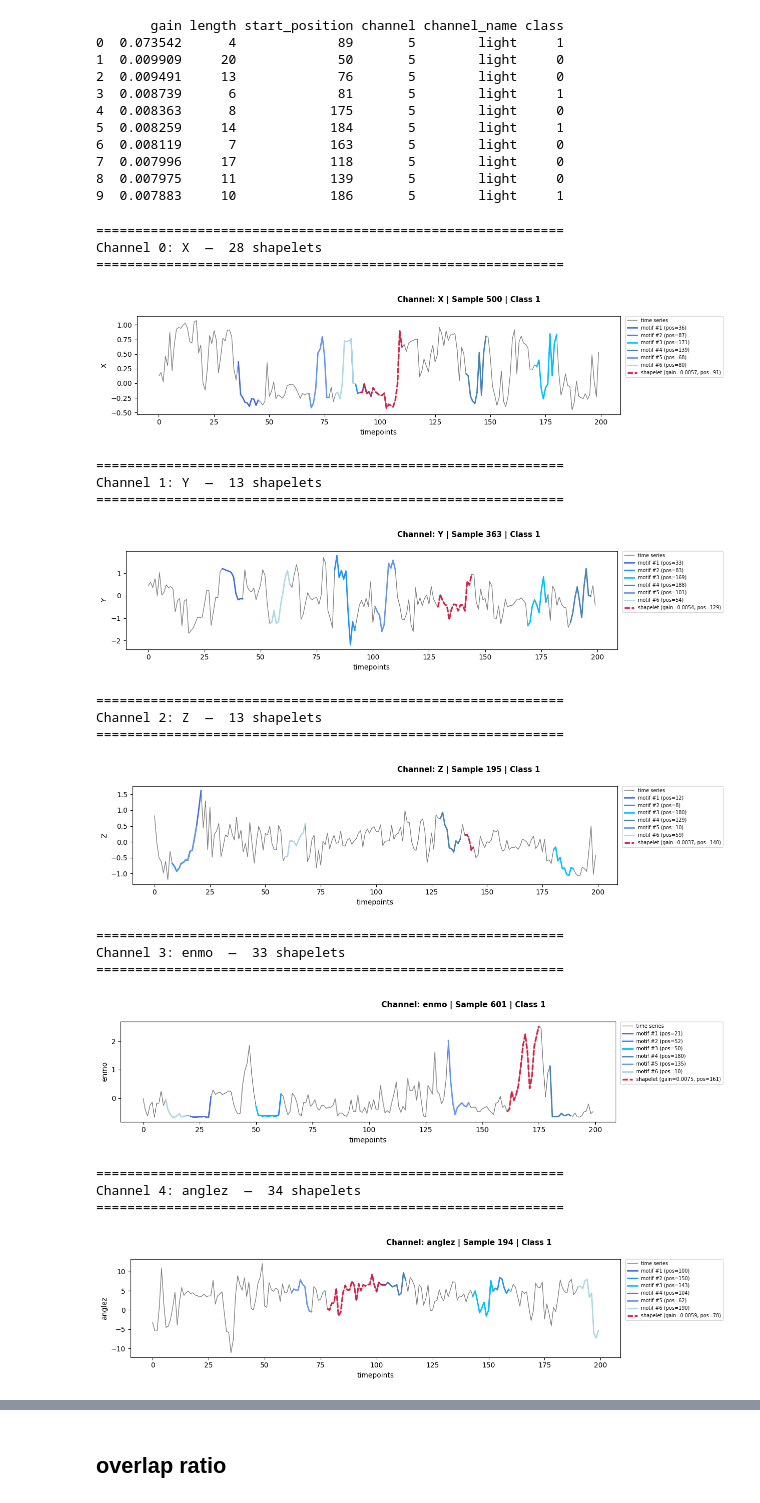
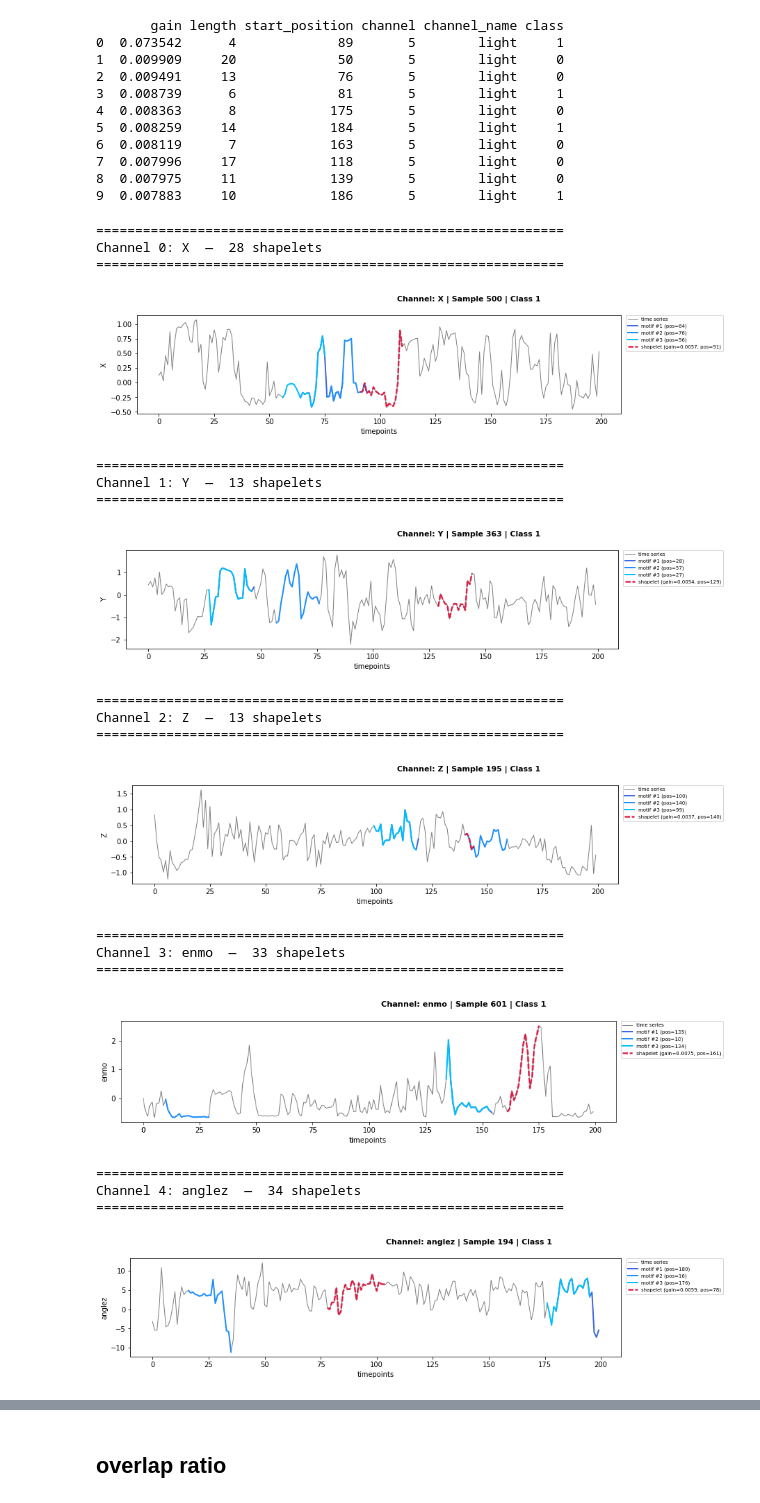
Before and after one commit to alicecalderini/DATAMINING_2-Project, a Jupyter notebook: 10. TIME SERIES/3.MOTIFS.ipynb, the cells around one changed output, grey strips where cells are left out. Drawn from its saved outputs; the diff is of its cells as text; code cells hidden in the pictures.

Commit message:
motifs w=20, clustering with medoid of motifs instead of mean

```diff
--- a/10. TIME SERIES/3.MOTIFS.ipynb
+++ b/10. TIME SERIES/3.MOTIFS.ipynb
@@ -55,7 +55,7 @@ with gzip.open("../1.DATASET/CMI_timeseries_personalized.pkl.gz", "rb") as f:
 # We run motif discovery on the full dataset (all 4307 time series)
 # using the same channels we kept for shapelets
 CHANNELS = ["X", "Y", "Z", "enmo", "anglez", "light"]
-w = 10  # shapelet min length was 4, motif window — adjust as needed
+w = 20  # shapelet min length was 4, motif window — adjust as needed
 
 # Check how many subjects/time series
 print(f"Number of time series: {len(CMI_timeseries_personalized)}")
@@ -343,7 +343,7 @@ for idx, df_subject in enumerate(all_scaled):
         mp_values = mp[:, 0].astype(float)  # distances
 
         # Top-3 motifs: positions of the two smallest distances
-        motif_indices = np.argsort(mp_values)[:6].tolist()  # rough top motifs
+        motif_indices = np.argsort(mp_values)[:3].tolist()  # rough top motifs
 
         # Top-3 discords: positions of the largest distances
         discord_indices = np.argsort(mp_values)[::-1][:3].tolist()
@@ -429,7 +431,7 @@ print(shapelets_df[["gain", "length", "start_position", "channel", "channel_name
 9  0.007883     10            186       5        light     1
 # %%
 # ── 2. Compare motifs vs shapelets — one plot per channel ─────────────────────
-w = 10
+w = 20
 for ch_idx, ch_name in enumerate(FEATURE_SIGNALS_FILTERED):
     ch_shapelets = shapelets_df[shapelets_df["channel"] == ch_idx].reset_index(drop=True)
     if len(ch_shapelets) == 0:
@@ -467,47 +469,47 @@ for ch_idx, ch_name in enumerate(FEATURE_SIGNALS_FILTERED):
                 lw=2, label=f"motif #{i+1} (pos={pos})")  # ← lw leggermente più spesso
 
     # Shapelet — tratteggio fine e denso
     s_start = int(best["start_position"])
     s_end   = s_start + int(best["length"])
     ax.plot(
         np.arange(s_start, s_end),
         ts[s_start:s_end],
         lw=2.5, color="crimson", alpha=0.9, zorder=5,
         linestyle=(0, (3, 1)),                          # ← tratteggi fini e ravvicinati
         label=f"shapelet (gain={float(best['gain']):.4f}, pos={s_start})"
     )
 
     ax.set_xlabel("timepoints")
     ax.set_ylabel(ch_name)
     ax.legend(
         loc="upper left",
         bbox_to_anchor=(1.01, 1),   # ← fuori a destra
         borderaxespad=0,
         fontsize=7
     )
     plt.tight_layout(rect=[0, 0, 0.85, 1])
     plt.show()
 # %% [output]
 ============================================================
 Channel 0: X  —  28 shapelets
 ============================================================
-[figure, old version]
+[figure, new version]
 ============================================================
 Channel 1: Y  —  13 shapelets
 ============================================================
-[figure, old version]
+[figure, new version]
 ============================================================
 Channel 2: Z  —  13 shapelets
 ============================================================
-[figure, old version]
+[figure, new version]
 ============================================================
 Channel 3: enmo  —  33 shapelets
 ============================================================
-[figure, old version]
+[figure, new version]
 ============================================================
 Channel 4: anglez  —  34 shapelets
 ============================================================
-[figure, old version]
+[figure, new version]
 ============================================================
 Channel 5: light  —  79 shapelets
 ============================================================
```
Also changed, not shown: parts of 4 cells of this notebook, 36 other files.
